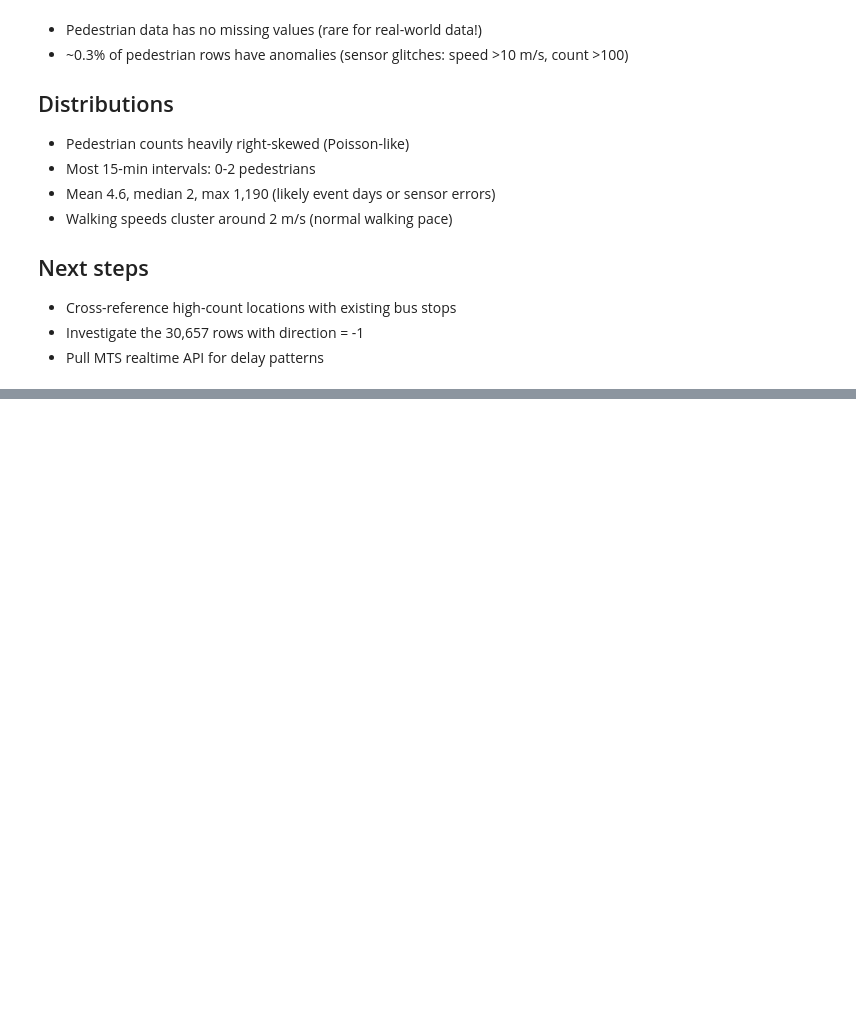
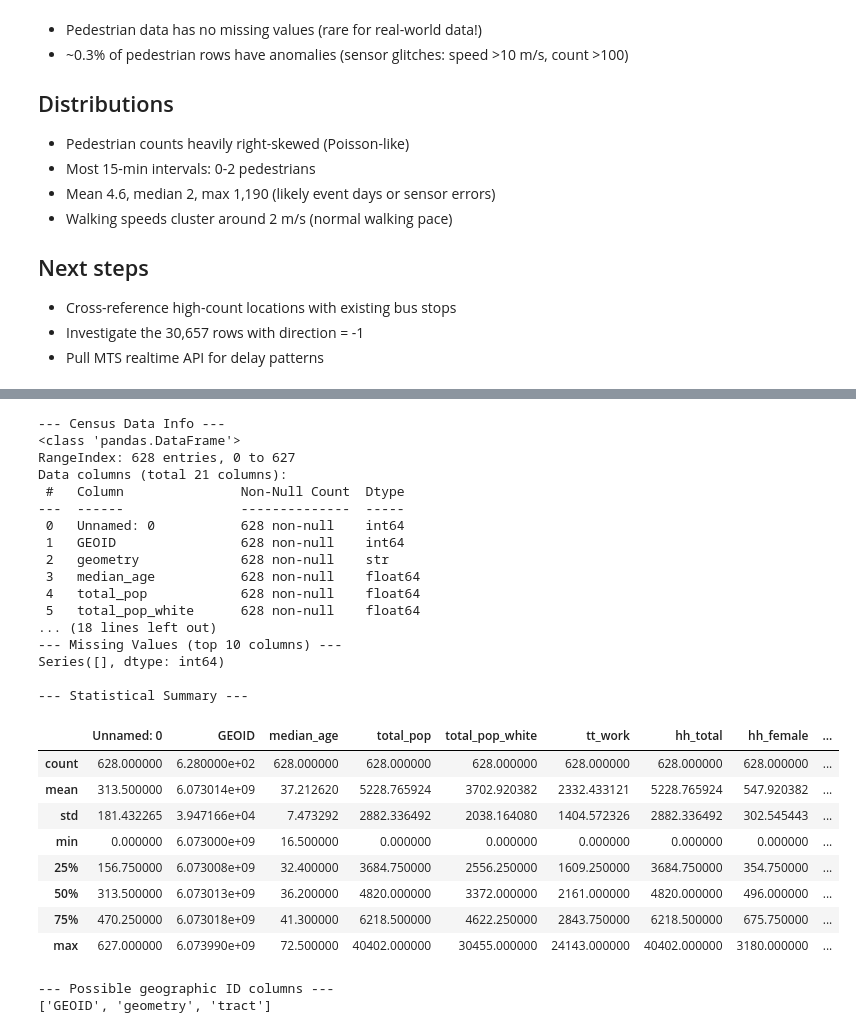
Before and after one commit to Dhrutube/SmartRoutes, a Jupyter notebook: eda.ipynb, the cells around one changed output, grey strips where cells are left out. Cells and saved outputs as stored; diff of their text form; code cells hidden in the pictures; blank space fills up the shorter version.

Commit message:
Add census EDA + deeper pedestrain analysis

```diff
--- a/eda.ipynb
+++ b/eda.ipynb
@@ -200,3 +263,17 @@ plt.show()
 - Cross-reference high-count locations with existing bus stops
 - Investigate the 30,657 rows with direction = -1
 - Pull MTS realtime API for delay patterns
+# %%
+census_path = 'data/san-diego-census-2017/'
+
+census_df = pd.read_csv(census_path + 'San Diego.csv')
+meta_df = pd.read_csv(census_path + 'metaindicator.csv')
+
+print(f"Census Data Shape: {census_df.shape}")
+print(f"Metadata Shape:    {meta_df.shape}")
+
+print("\n--- Column Dictionary (first 10) ---")
+display(meta_df.head(10))
+
+print("\n--- Census Data Preview ---")
+display(census_df.head())
@@ -202,0 +304,44 @@ plt.show()
+# %%
+print("--- Census Data Info ---")
+census_df.info()
+
+print("\n--- Missing Values (top 10 columns) ---")
+missing = census_df.isnull().sum().sort_values(ascending=False)
+print(missing[missing > 0].head(10))
+
+print("\n--- Statistical Summary ---")
+display(census_df.describe())
+
+print("\n--- Possible geographic ID columns ---")
+id_candidates = [col for col in census_df.columns if any(
+    key in col.lower() for key in ['geo', 'tract', 'fips', 'id'])]
+print(id_candidates)
+# %% [output]
+--- Census Data Info ---
+<class 'pandas.DataFrame'>
+RangeIndex: 628 entries, 0 to 627
+Data columns (total 21 columns):
+ #   Column               Non-Null Count  Dtype
+---  ------               --------------  -----
+ 0   Unnamed: 0           628 non-null    int64
+ 1   GEOID                628 non-null    int64
+ 2   geometry             628 non-null    str
+ 3   median_age           628 non-null    float64
+ 4   total_pop            628 non-null    float64
+ 5   total_pop_white      628 non-null    float64
+... (18 lines left out)
+--- Missing Values (top 10 columns) ---
+Series([], dtype: int64)
+
+--- Statistical Summary ---
+|  | Unnamed: 0 | GEOID | median_age | total_pop | total_pop_white | tt_work | hh_total | hh_female | ... |
+| count | 628.000000 | 6.280000e+02 | 628.000000 | 628.000000 | 628.000000 | 628.000000 | 628.000000 | 628.000000 | ... |
+| mean | 313.500000 | 6.073014e+09 | 37.212620 | 5228.765924 | 3702.920382 | 2332.433121 | 5228.765924 | 547.920382 | ... |
+| std | 181.432265 | 3.947166e+04 | 7.473292 | 2882.336492 | 2038.164080 | 1404.572326 | 2882.336492 | 302.545443 | ... |
+| min | 0.000000 | 6.073000e+09 | 16.500000 | 0.000000 | 0.000000 | 0.000000 | 0.000000 | 0.000000 | ... |
+| 25% | 156.750000 | 6.073008e+09 | 32.400000 | 3684.750000 | 2556.250000 | 1609.250000 | 3684.750000 | 354.750000 | ... |
+| 50% | 313.500000 | 6.073013e+09 | 36.200000 | 4820.000000 | 3372.000000 | 2161.000000 | 4820.000000 | 496.000000 | ... |
+| 75% | 470.250000 | 6.073018e+09 | 41.300000 | 6218.500000 | 4622.250000 | 2843.750000 | 6218.500000 | 675.750000 | ... |
+| max | 627.000000 | 6.073990e+09 | 72.500000 | 40402.000000 | 30455.000000 | 24143.000000 | 40402.000000 | 3180.000000 | ... |
+--- Possible geographic ID columns ---
+['GEOID', 'geometry', 'tract']
```
Also changed, not shown: parts of 4 cells of this notebook.
